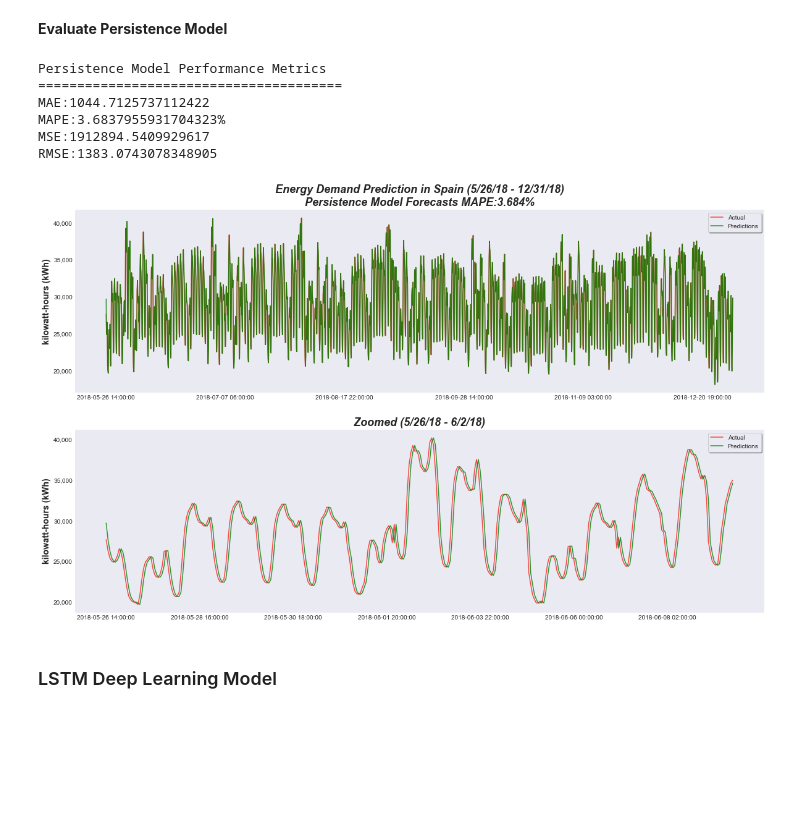
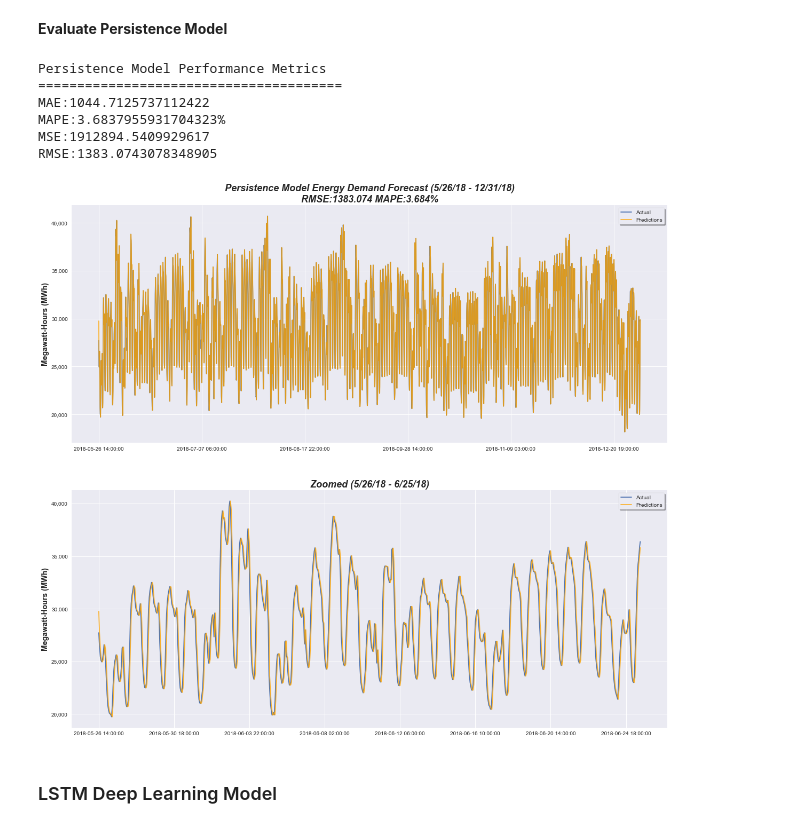
Before and after one commit to KishenSharma6/SpainEnergyAnalysis, a Jupyter notebook: Project_Codes/04_Modeling/2020_0627_Tensorflow_Development.ipynb, the cells around one changed output. Cells and saved outputs as stored; diff of their text form; code cells hidden in the pictures; blank space fills up the shorter version.

Commit message:
Cleaned up file and visuals

```diff
--- a/Project_Codes/04_Modeling/2020_0627_Tensorflow_Development.ipynb
+++ b/Project_Codes/04_Modeling/2020_0627_Tensorflow_Development.ipynb
@@ -21,7 +21,7 @@ pd.options.display.max_rows = 100
 pd.options.display.max_columns = 100
 
 #Set style for matplotlib and fontdict for plots
-plt.style.use('seaborn-dark')
+plt.style.use('seaborn')
 title_dict= {'fontsize':18,
             'style': 'italic',
             'fontweight': 'semibold'}
@@ -31,6 +31,12 @@ label_dict= {'fontsize':14,
 
 #Surpress annoying warnings
 warnings.filterwarnings('ignore')
+
+#Set path to write visuals
+eda_path = r'C:\Users\kishe\Documents\Data Science\Projects\Python Projects\In Progress\Spain Hourly Energy Demand and Weather\Visualizations\03_Modeling'
+
+#Set path to data
+path = r'\Users\kishe\Documents\Data Science\Projects\Python Projects\In Progress\Spain Hourly Energy Demand and Weather\Data\03_Processed_Data'
 # %% [markdown]
 **Read in data**
 # %%
@@ -160,41 +163,44 @@ display(persistence_model_predictions.head())
 # %%
 #Read Libraries
 from TimeSeriesStats import model_performance
 from TimeseriesPlotter import timeseries_plot
 
 #Evaluate base model and store as metrics
 metrics = model_performance(predictions,Y,'Persistence Model')
 
 #Create fig
-f, ax = plt.subplots(2,1,figsize = (20,12))
+f, ax = plt.subplots(2,1,figsize = (20,18))
 
 #Plot data 2 week zoom
-timeseries_plot(Y, ax=ax[0],color = 'red', alpha=.7)
-timeseries_plot(persistence_model_predictions, ax=ax[0], color = 'green',alpha=.8,
-                title ='Energy Demand Prediction in Spain (5/26/18 - 12/31/18)\nPersistence Model Forecasts MAPE:{}%'.format(round(metrics['MAPE'],3)),
+timeseries_plot(Y, ax=ax[0])
+timeseries_plot(persistence_model_predictions, ax=ax[0], color = 'orange',alpha=.8,
+                title ='Persistence Model Energy Demand Forecast (5/26/18 - 12/31/18)\nRMSE:{} MAPE:{}%'.format(round(metrics['RMSE'],3),round(metrics['MAPE'],3)),
                 title_dict=title_dict,
-               ylabel='kilowatt-hours (kWh)', label_dict=label_dict)
+               ylabel='Megawatt-Hours (MWh)', label_dict=label_dict)
 
 #Plot data 1 week zoom
-timeseries_plot(Y[:24*14], ax=ax[1], color = 'red', alpha=.7)
-timeseries_plot(persistence_model_predictions[:24*14], ax=ax[1], color = 'green', alpha=.8,
-               title = 'Zoomed (5/26/18 - 6/2/18)', title_dict=title_dict,
-                ylabel='kilowatt-hours (kWh)', label_dict=label_dict)
+timeseries_plot(Y[:24*30], ax=ax[1])
+timeseries_plot(persistence_model_predictions[:24*30], ax=ax[1], color = 'orange', alpha=.8,
+               title = 'Zoomed (5/26/18 - 6/25/18)', title_dict=title_dict,
+                ylabel='Megawatt-Hours (MWh)', label_dict=label_dict)
 
 ###Set plot aesthetics###
 ax[0].get_yaxis().set_major_formatter(plt.FuncFormatter(lambda x, loc: "{:,}".format(int(x))))
 ax[0].legend(['Actual','Predictions'], frameon = True, shadow = True, loc = 'upper right')
 
 ax[1].get_yaxis().set_major_formatter(plt.FuncFormatter(lambda x, loc: "{:,}".format(int(x))))
 ax[1].legend(['Actual','Predictions'], frameon = True, shadow = True, loc = 'upper right');
+
+#Save model
+plt.savefig(eda_path + '/Base_Model_Demand_Predictions.png',bbox_inches='tight')
 # %% [output]
 Persistence Model Performance Metrics
 =======================================
 MAE:1044.7125737112422
 MAPE:3.6837955931704323%
 MSE:1912894.5409929617
 RMSE:1383.0743078348905
-[figure, old version]
+[figure, new version]
 # %% [markdown]
 ### LSTM Deep Learning Model
 # %% [markdown]
```
Also changed, not shown: parts of 7 cells of this notebook.
